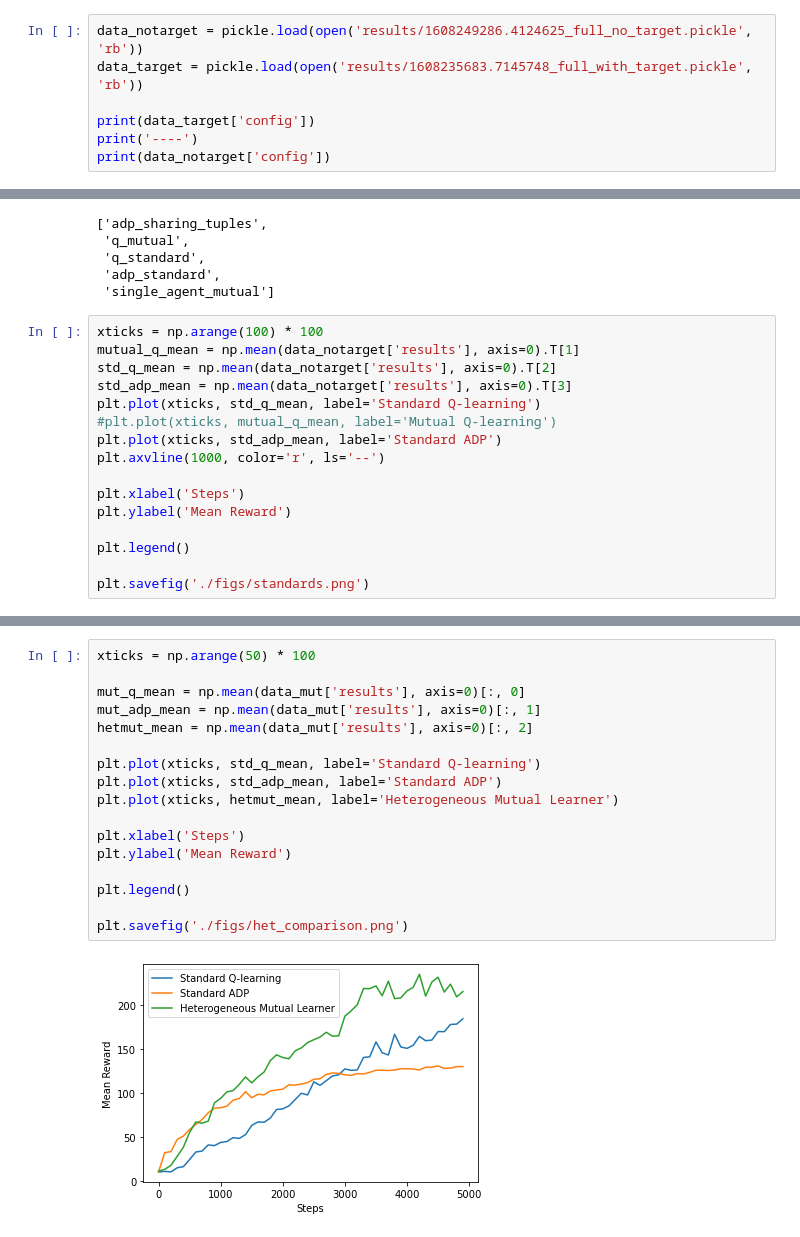
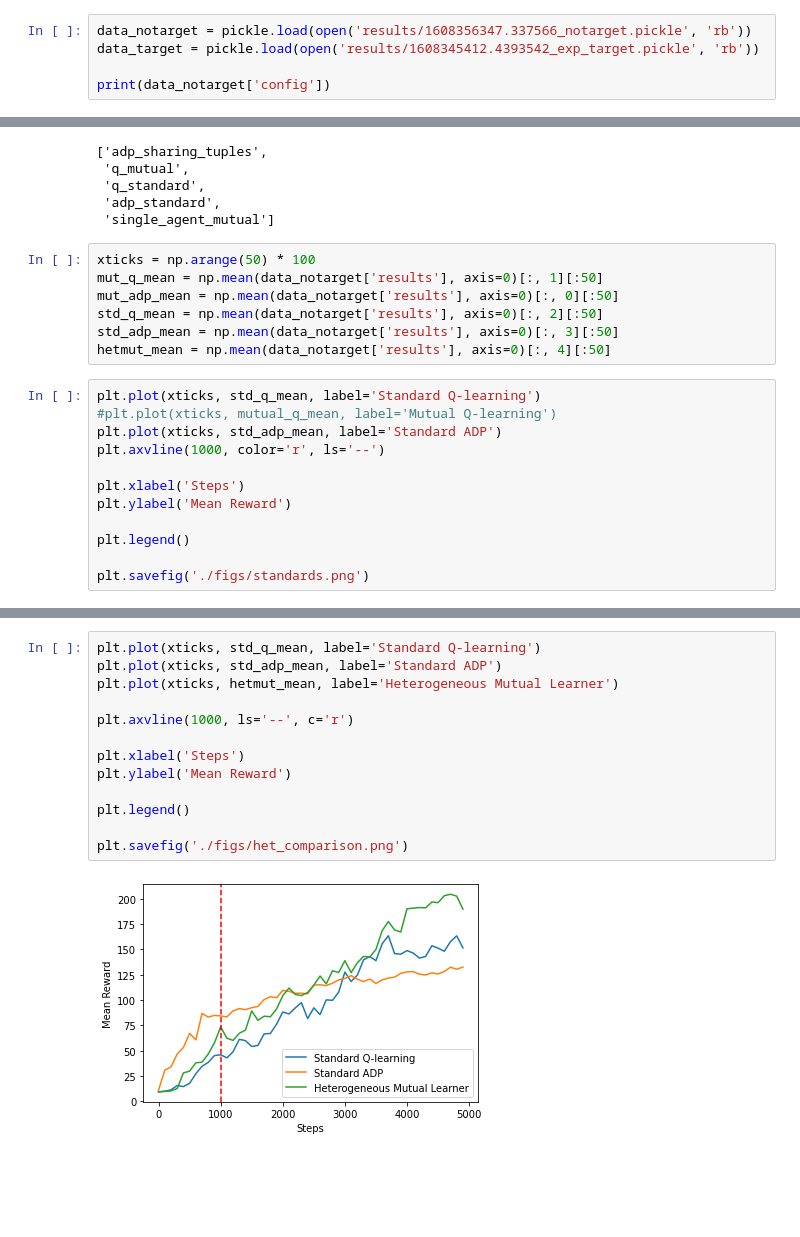
Before and after one commit to csreid/heterogeneous-mutual, a Jupyter notebook: figs.ipynb, the cells around one changed output, grey strips where cells are left out. Cells and saved outputs as stored; diff of their text form; blank space fills up the shorter version.

```diff
--- a/figs.ipynb
+++ b/figs.ipynb
@@ -3,10 +3,8 @@ import pickle
 import numpy as np
 import matplotlib.pyplot as plt
 # %%
-data_notarget = pickle.load(open('results/1608249286.4124625_full_no_target.pickle', 'rb'))
-data_target = pickle.load(open('results/1608235683.7145748_full_with_target.pickle', 'rb'))
+data_notarget = pickle.load(open('results/1608356347.337566_notarget.pickle', 'rb'))
+data_target = pickle.load(open('results/1608345412.4393542_exp_target.pickle', 'rb'))
 
-print(data_target['config'])
-print('----')
 print(data_notarget['config'])
 # %% [output]
@@ -21,11 +17,14 @@ data_notarget['names']
  'q_standard',
  'adp_standard',
  'single_agent_mutual']
+# %%
+xticks = np.arange(50) * 100
+mut_q_mean = np.mean(data_notarget['results'], axis=0)[:, 1][:50]
+mut_adp_mean = np.mean(data_notarget['results'], axis=0)[:, 0][:50]
+std_q_mean = np.mean(data_notarget['results'], axis=0)[:, 2][:50]
+std_adp_mean = np.mean(data_notarget['results'], axis=0)[:, 3][:50]
+hetmut_mean = np.mean(data_notarget['results'], axis=0)[:, 4][:50]
 # %%
-xticks = np.arange(100) * 100
-mutual_q_mean = np.mean(data_notarget['results'], axis=0).T[1]
-std_q_mean = np.mean(data_notarget['results'], axis=0).T[2]
-std_adp_mean = np.mean(data_notarget['results'], axis=0).T[3]
 plt.plot(xticks, std_q_mean, label='Standard Q-learning')
 #plt.plot(xticks, mutual_q_mean, label='Mutual Q-learning')
 plt.plot(xticks, std_adp_mean, label='Standard ADP')
@@ -42,20 +41,16 @@ plt.savefig('./figs/standards.png')
 # %%
-xticks = np.arange(50) * 100
-
-mut_q_mean = np.mean(data_mut['results'], axis=0)[:, 0]
-mut_adp_mean = np.mean(data_mut['results'], axis=0)[:, 1]
-hetmut_mean = np.mean(data_mut['results'], axis=0)[:, 2]
-
 plt.plot(xticks, std_q_mean, label='Standard Q-learning')
 plt.plot(xticks, std_adp_mean, label='Standard ADP')
 plt.plot(xticks, hetmut_mean, label='Heterogeneous Mutual Learner')
+
+plt.axvline(1000, ls='--', c='r')
 
 plt.xlabel('Steps')
 plt.ylabel('Mean Reward')
 
 plt.legend()
 
 plt.savefig('./figs/het_comparison.png')
 # %% [output]
-[figure, old version]
+[figure, new version]
 # %%
```
Also changed, not shown: parts of 7 cells of this notebook, 10 other files.
